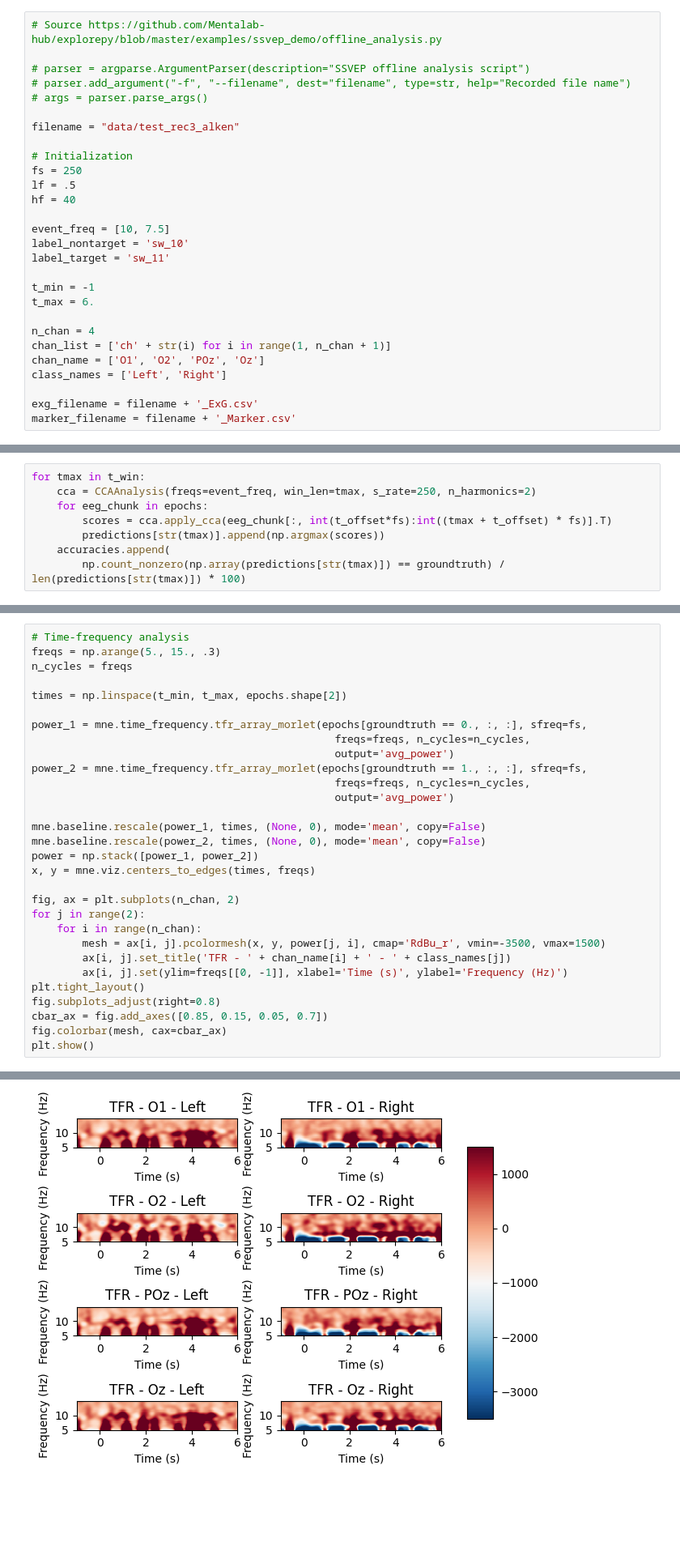
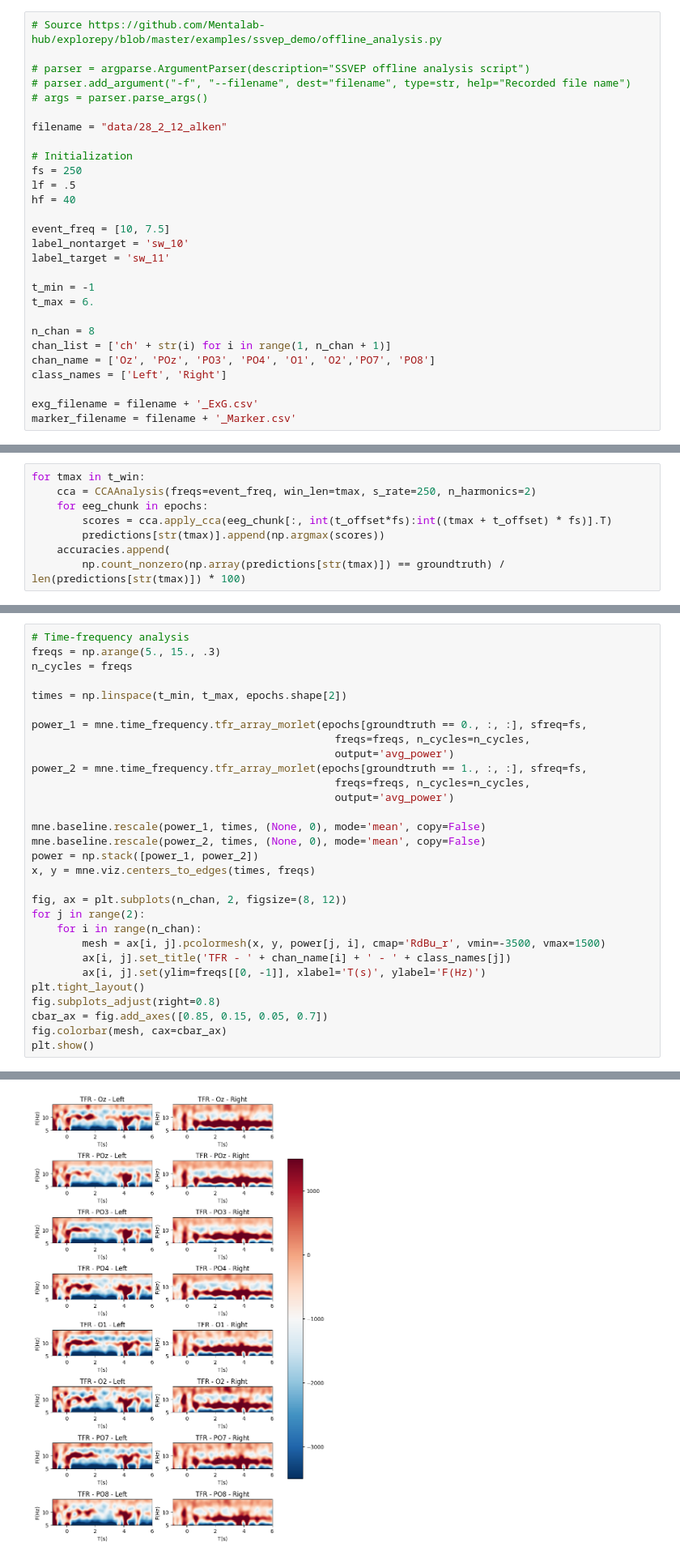
Before and after one commit to alken01/BCI, a Jupyter notebook: offline_analysis.ipynb, the cells around one changed output, grey strips where cells are left out. Shown at 81% size. Drawn from its saved outputs; the diff is of its cells as text; blank space fills up the shorter version.

```diff
--- a/offline_analysis.ipynb
+++ b/offline_analysis.ipynb
@@ -99,7 +99,7 @@ def extract_epochs(sig, sig_times, event_times, t_min, t_max, fs):
 # parser.add_argument("-f", "--filename", dest="filename", type=str, help="Recorded file name")
 # args = parser.parse_args()
 
-filename = "data/test_rec3_alken"
+filename = "data/28_2_12_alken"
 
 # Initialization
 fs = 250
@@ -113,9 +113,9 @@ label_target = 'sw_11'
 t_min = -1
 t_max = 6.
 
-n_chan = 4
+n_chan = 8
 chan_list = ['ch' + str(i) for i in range(1, n_chan + 1)]
-chan_name = ['O1', 'O2', 'POz', 'Oz']
+chan_name = ['Oz', 'POz', 'PO3', 'PO4', 'O1', 'O2','PO7', 'PO8']
 class_names = ['Left', 'Right']
 
 exg_filename = filename + '_ExG.csv'
@@ -181,12 +181,12 @@ mne.baseline.rescale(power_2, times, (None, 0), mode='mean', copy=False)
 power = np.stack([power_1, power_2])
 x, y = mne.viz.centers_to_edges(times, freqs)
 
-fig, ax = plt.subplots(n_chan, 2)
+fig, ax = plt.subplots(n_chan, 2, figsize=(8, 12))
 for j in range(2):
     for i in range(n_chan):
         mesh = ax[i, j].pcolormesh(x, y, power[j, i], cmap='RdBu_r', vmin=-3500, vmax=1500)
         ax[i, j].set_title('TFR - ' + chan_name[i] + ' - ' + class_names[j])
-        ax[i, j].set(ylim=freqs[[0, -1]], xlabel='Time (s)', ylabel='Frequency (Hz)')
+        ax[i, j].set(ylim=freqs[[0, -1]], xlabel='T(s)', ylabel='F(Hz)')
 plt.tight_layout()
 fig.subplots_adjust(right=0.8)
 cbar_ax = fig.add_axes([0.85, 0.15, 0.05, 0.7])
@@ -210 +210 @@ Applying baseline correction (mode: mean)
-[figure, old version]
+[figure, new version]
```
Also changed, not shown: parts of 2 cells of this notebook, 27 other files.
